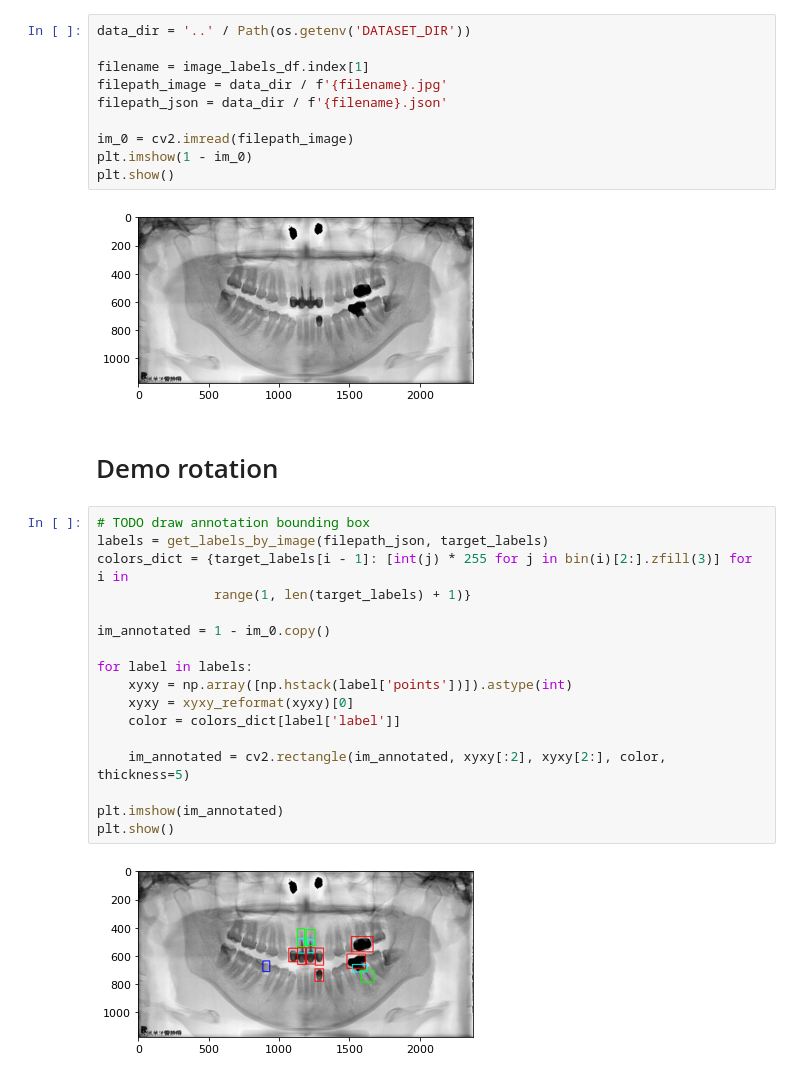
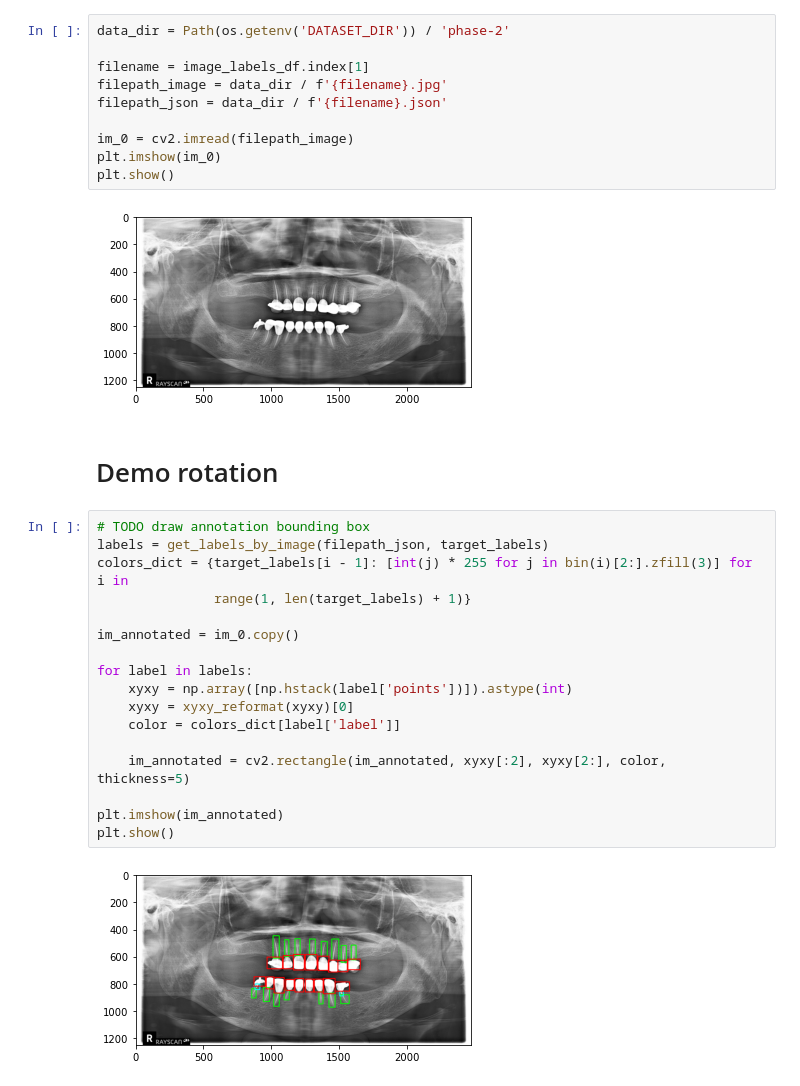
Before and after one commit to alan8365/dentist-CV, a Jupyter notebook: preprocess/prepare_classify_format_demo.ipynb, the cells around one changed output. Drawn from its saved outputs; the diff is of its cells as text.

```diff
--- a/preprocess/prepare_classify_format_demo.ipynb
+++ b/preprocess/prepare_classify_format_demo.ipynb
@@ -48,34 +51,34 @@ image_labels_df
 # %%
-data_dir = '..' / Path(os.getenv('DATASET_DIR'))
+data_dir = Path(os.getenv('DATASET_DIR')) / 'phase-2'
 
 filename = image_labels_df.index[1]
 filepath_image = data_dir / f'{filename}.jpg'
 filepath_json = data_dir / f'{filename}.json'
 
 im_0 = cv2.imread(filepath_image)
-plt.imshow(1 - im_0)
+plt.imshow(im_0)
 plt.show()
 # %% [output]
-[figure, old version]
+[figure, new version]
 # %% [markdown]
 # Demo rotation
 # %%
 # TODO draw annotation bounding box
 labels = get_labels_by_image(filepath_json, target_labels)
 colors_dict = {target_labels[i - 1]: [int(j) * 255 for j in bin(i)[2:].zfill(3)] for i in
                range(1, len(target_labels) + 1)}
 
-im_annotated = 1 - im_0.copy()
+im_annotated = im_0.copy()
 
 for label in labels:
     xyxy = np.array([np.hstack(label['points'])]).astype(int)
     xyxy = xyxy_reformat(xyxy)[0]
     color = colors_dict[label['label']]
 
     im_annotated = cv2.rectangle(im_annotated, xyxy[:2], xyxy[2:], color, thickness=5)
 
 plt.imshow(im_annotated)
 plt.show()
 # %% [output]
-[figure, old version]
+[figure, new version]
 # %%
```
Also changed, not shown: parts of 8 cells of this notebook, 15 other files.
